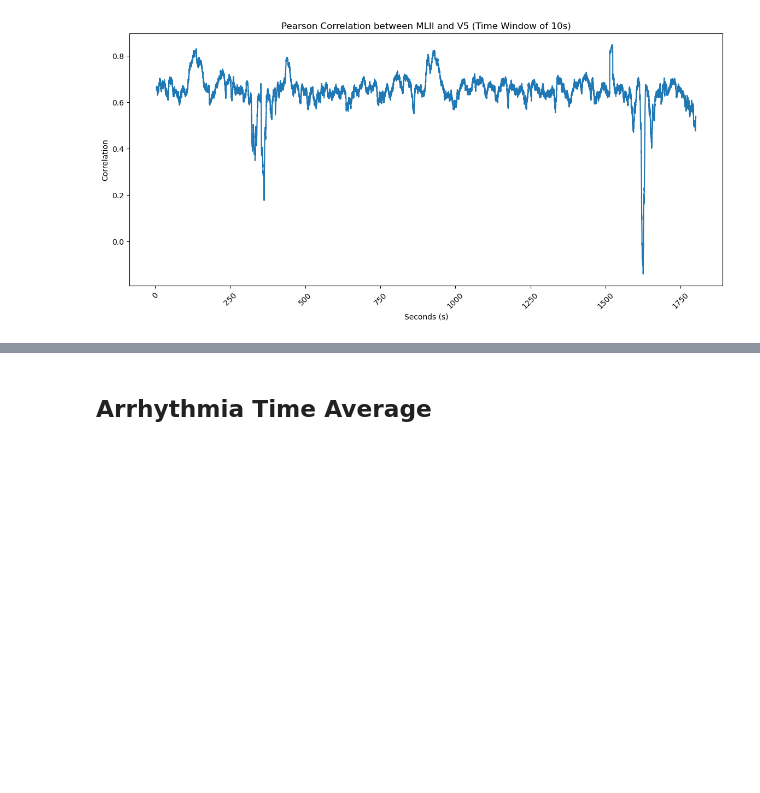
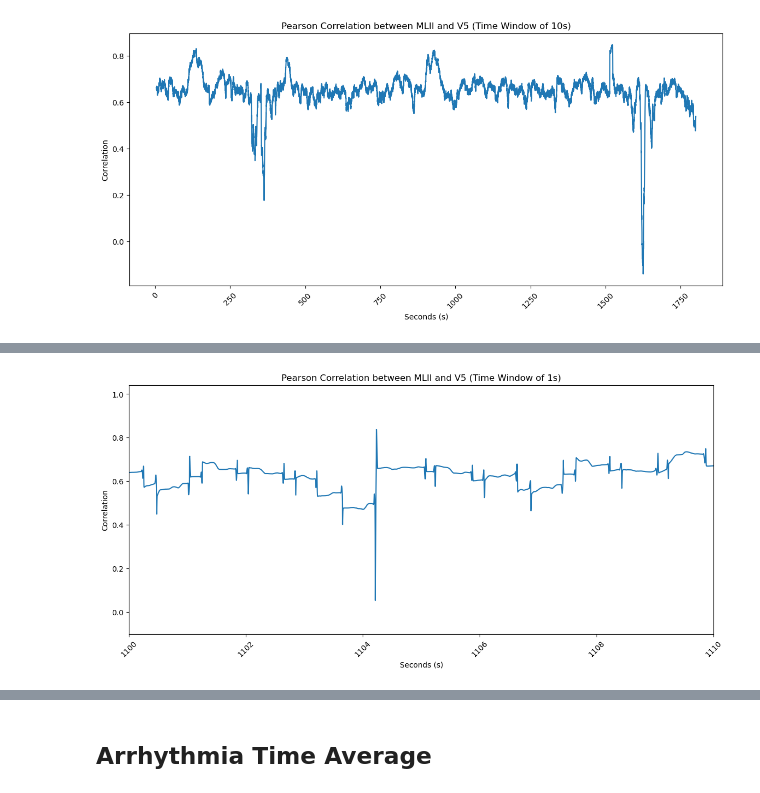
Before and after one commit to elk040/Cogs118C-Final, a Jupyter notebook: Most Recent/COGS118CFinal4-2.ipynb, the cells around one changed output, grey strips where cells are left out. Saved outputs shown, nothing was run; the diff lists cells and outputs as text; code cells hidden in the pictures; blank space fills up the shorter version.

```diff
--- a/Most Recent/COGS118CFinal4-2.ipynb
+++ b/Most Recent/COGS118CFinal4-2.ipynb
@@ -350,0 +320,18 @@ plt.show()
+# %%
+window = Fs * 1
+correlation_coeffs = []
+
+plt.figure(figsize=(14, 6))
+
+sample_range = np.arange(0, (1805 + (200/Fs)), 1/Fs)
+
+pearson = df_MLII.rolling(window = (window), center = True).corr(df_V5)
+plt.plot(sample_range, pearson)
+plt.xlabel('Seconds (s)')
+plt.ylabel('Correlation')
+plt.title('Pearson Correlation between MLII and V5 (Time Window of 1s)')
+plt.xticks(rotation = 45)
+plt.xlim(1100, 1110)
+plt.show()
+# %% [output]
+[figure, added]
```
Also changed, not shown: parts of 30 cells of this notebook.
